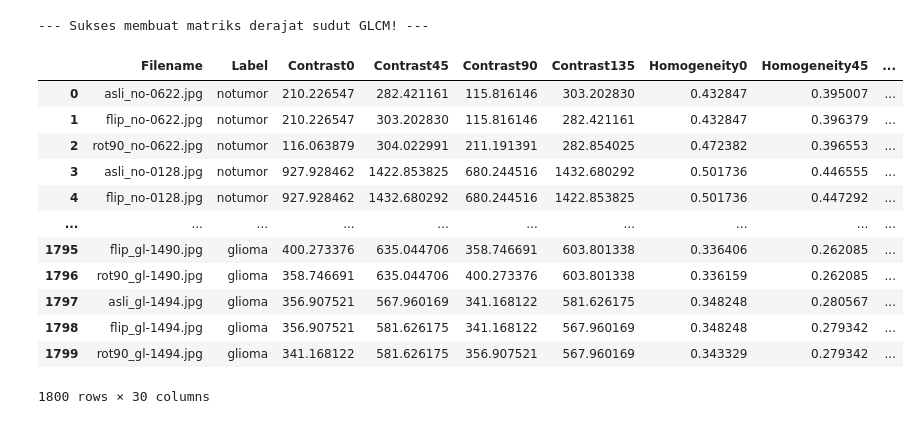
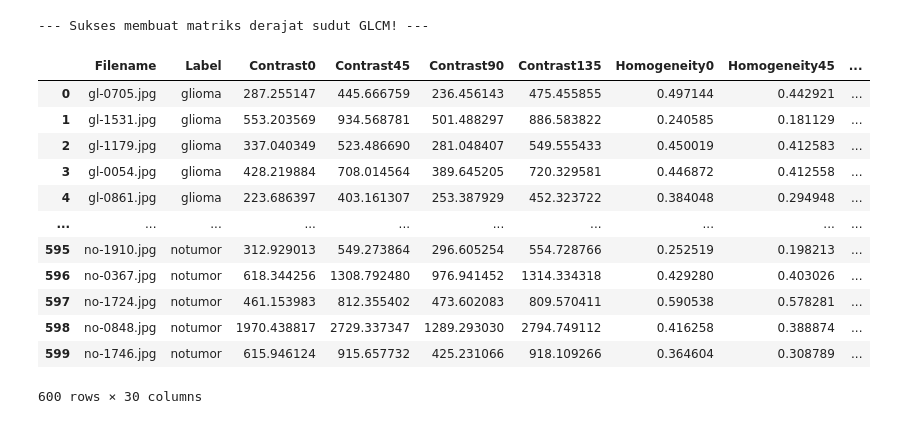
Before and after one commit to tegarpng/Projek-Kelompok-29, a Jupyter notebook: Percobaan1.ipynb, the cells around one changed output. Saved outputs shown, nothing was run; the diff lists cells and outputs as text; code cells hidden in the pictures.

```diff
--- a/Percobaan1.ipynb
+++ b/Percobaan1.ipynb
@@ -133,0 +89,5 @@ def equalization_manual(image):
+# %%
+unique, counts = np.unique(labels, return_counts=True)
+for u, c in zip(unique, counts):
+    print(f"Kelas {u}: {c} gambar")
+print(f"Total data: {len(data)} gambar")
@@ -135,15 +192,15 @@ def equalization_manual(image):
 def percobaan1(image):
     img_gray = grayscale(image)
     img_resize = resize(img_gray, (256, 256))
-    img_equalized = equalization_manual(img_resize)
+    img_equalized = clahe(img_resize, block_size=32, clip_limit=2.5)
     return img_equalized
 
 dataPreprocessed = []
 
-print("Sedang mengeksekusi Preprocessing Percobaan 1...")
+print("Sedang mengeksekusi Preprocessing Percobaan 1 ...")
 
-for i in range(len(data_augmented)):
-    img_hasil = percobaan1(data_augmented[i])
+for i in range(len(data)):
+    img_hasil = percobaan1(data[i])
     dataPreprocessed.append(img_hasil)
 
 dataPreprocessed = np.array(dataPreprocessed)
@@ -151,10 +208,10 @@ dataPreprocessed = np.array(dataPreprocessed)
 print("--- Selesai! ---")
 print(f"Total citra hasil Percobaan 1: {len(dataPreprocessed)} gambar.")
 
-unique_labels = sorted(set(labels_augmented))
+unique_labels = sorted(set(labels))
 
 for label in unique_labels:
-    idxs = [j for j, l in enumerate(labels_augmented) if l == label]
+    idxs = [j for j, l in enumerate(labels) if l == label]
 
     fig, axs = plt.subplots(4, 6, figsize=(12, 8))
     fig.suptitle(f'Hasil Preprocessing Percobaan 1 ({label})', fontsize=16)
@@ -368,33 +425,36 @@ columns = [
 df_fitur = pd.DataFrame(features, columns=columns)
 # %%
 dataTable = {
-    'Filename': file_name_augmented,
-    'Label': labels_augmented,
+    'Filename': file_name,
+    'Label': labels,
     'Contrast0': Kontras0, 'Contrast45': Kontras45, 'Contrast90': Kontras90, 'Contrast135': Kontras135,
     'Homogeneity0': homogenity0, 'Homogeneity45': homogenity45, 'Homogeneity90': homogenity90, 'Homogeneity135': homogenity135,
     'Dissimilarity0': dissimilarity0, 'Dissimilarity45': dissimilarity45, 'Dissimilarity90': dissimilarity90, 'Dissimilarity135': dissimilarity135,
     'Entropy0': entropy0, 'Entropy45': entropy45, 'Entropy90': entropy90, 'Entropy135': entropy135,
     'ASM0': ASM0, 'ASM45': ASM45, 'ASM90': ASM90, 'ASM135': ASM135,
     'Energy0': energy0, 'Energy45': energy45, 'Energy90': energy90, 'Energy135': energy135,
     'Correlation0': correlation0, 'Correlation45': correlation45, 'Correlation90': correlation90, 'Correlation135': correlation135
 }
 
 df = pd.DataFrame(dataTable)
 df.to_csv('hasil_ekstraksi_percobaan1.csv', index=False)
 
 hasilEkstrak = pd.read_csv('hasil_ekstraksi_percobaan1.csv')
 display(hasilEkstrak)
+
+from google.colab import files
+files.download('hasil_ekstraksi_percobaan1.csv')
 # %% [output]
 |  | Filename | Label | Contrast0 | Contrast45 | Contrast90 | Contrast135 | Homogeneity0 | Homogeneity45 | ... |
-| 0 | asli_no-0622.jpg | notumor | 210.226547 | 282.421161 | 115.816146 | 303.202830 | 0.432847 | 0.395007 | ... |
-| 1 | flip_no-0622.jpg | notumor | 210.226547 | 303.202830 | 115.816146 | 282.421161 | 0.432847 | 0.396379 | ... |
-| 2 | rot90_no-0622.jpg | notumor | 116.063879 | 304.022991 | 211.191391 | 282.854025 | 0.472382 | 0.396553 | ... |
-| 3 | asli_no-0128.jpg | notumor | 927.928462 | 1422.853825 | 680.244516 | 1432.680292 | 0.501736 | 0.446555 | ... |
-| 4 | flip_no-0128.jpg | notumor | 927.928462 | 1432.680292 | 680.244516 | 1422.853825 | 0.501736 | 0.447292 | ... |
+| 0 | gl-0705.jpg | glioma | 287.255147 | 445.666759 | 236.456143 | 475.455855 | 0.497144 | 0.442921 | ... |
+| 1 | gl-1531.jpg | glioma | 553.203569 | 934.568781 | 501.488297 | 886.583822 | 0.240585 | 0.181129 | ... |
+| 2 | gl-1179.jpg | glioma | 337.040349 | 523.486690 | 281.048407 | 549.555433 | 0.450019 | 0.412583 | ... |
+| 3 | gl-0054.jpg | glioma | 428.219884 | 708.014564 | 389.645205 | 720.329581 | 0.446872 | 0.412558 | ... |
+| 4 | gl-0861.jpg | glioma | 223.686397 | 403.161307 | 253.387929 | 452.323722 | 0.384048 | 0.294948 | ... |
 | ... | ... | ... | ... | ... | ... | ... | ... | ... | ... |
-| 1795 | flip_gl-1490.jpg | glioma | 400.273376 | 635.044706 | 358.746691 | 603.801338 | 0.336406 | 0.262085 | ... |
-| 1796 | rot90_gl-1490.jpg | glioma | 358.746691 | 635.044706 | 400.273376 | 603.801338 | 0.336159 | 0.262085 | ... |
-| 1797 | asli_gl-1494.jpg | glioma | 356.907521 | 567.960169 | 341.168122 | 581.626175 | 0.348248 | 0.280567 | ... |
-| 1798 | flip_gl-1494.jpg | glioma | 356.907521 | 581.626175 | 341.168122 | 567.960169 | 0.348248 | 0.279342 | ... |
-| 1799 | rot90_gl-1494.jpg | glioma | 341.168122 | 581.626175 | 356.907521 | 567.960169 | 0.343329 | 0.279342 | ... |
+| 595 | no-1910.jpg | notumor | 312.929013 | 549.273864 | 296.605254 | 554.728766 | 0.252519 | 0.198213 | ... |
+| 596 | no-0367.jpg | notumor | 618.344256 | 1308.792480 | 976.941452 | 1314.334318 | 0.429280 | 0.403026 | ... |
+| 597 | no-1724.jpg | notumor | 461.153983 | 812.355402 | 473.602083 | 809.570411 | 0.590538 | 0.578281 | ... |
+| 598 | no-0848.jpg | notumor | 1970.438817 | 2729.337347 | 1289.293030 | 2794.749112 | 0.416258 | 0.388874 | ... |
+| 599 | no-1746.jpg | notumor | 615.946124 | 915.657732 | 425.231066 | 918.109266 | 0.364604 | 0.308789 | ... |
-1800 rows × 30 columns
+600 rows × 30 columns
```
Also changed, not shown: parts of 26 cells of this notebook.
